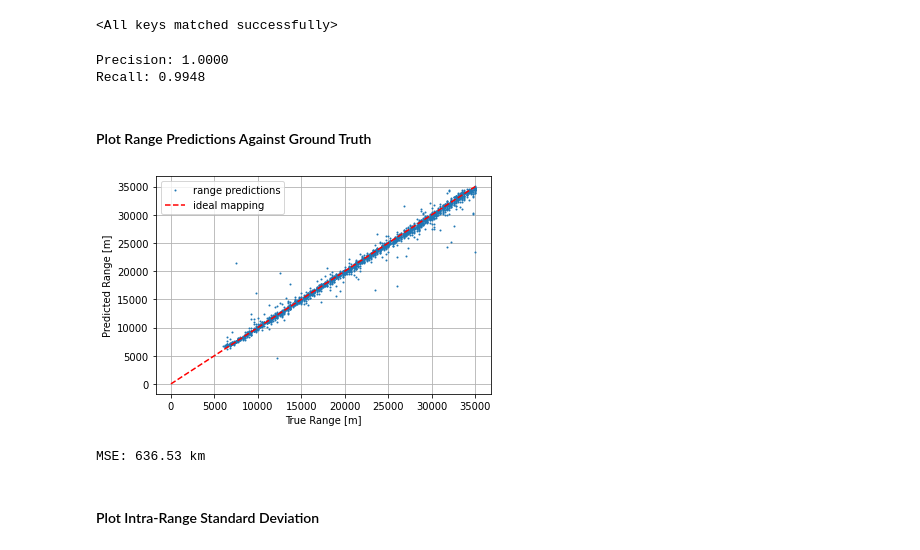
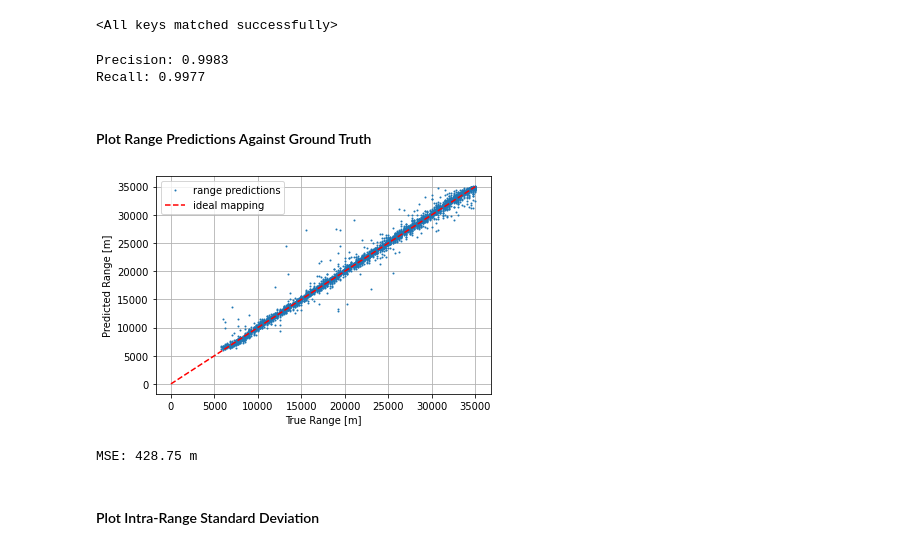
Before and after one commit to whoi-mars/detect_and_range, a Jupyter notebook: notebook.ipynb, the cells around one changed output. Drawn from its saved outputs; the diff is of its cells as text; code cells hidden in the pictures.

```diff
--- a/notebook.ipynb
+++ b/notebook.ipynb
@@ -192,7 +205,7 @@ def train(model, dataloaders, criterion, optimizer, num_epochs, max_range, save_
             epoch_acc = running_correct / len(dataloaders[phase].dataset)
 
             # Print epoch info
-            print("{} Loss: {:.4f} -- MSE: {:.4f} km -- ACC: {:.4f}".format(phase, epoch_loss, epoch_mse/1000, epoch_acc))
+            print("{} Loss: {:.4f} -- MSE: {:.4f} m -- ACC: {:.4f}".format(phase, epoch_loss, epoch_mse/1000, epoch_acc))
 
             # Deep copy model
             if phase == 'val' and epoch_mse < best_mse:
@@ -218,7 +231,9 @@ def train(model, dataloaders, criterion, optimizer, num_epochs, max_range, save_
         torch.save(model.state_dict(), os.path.join(save_dir, 'weights_last.pt'.format(epoch)))
     model.load_state_dict(best_model_wts)
 
-    return model, val_mse_history, train_mse_history
+    history = {'train_mse' : train_mse_history, 'val_mse' : val_mse_history}
+
+    return model, history
 # %% [markdown]
 Set up optimizer and loss.
 # %%
@@ -364,13 +382,13 @@ dl = get_dataloaders(data_dir=data_dir,
 # %%
 optimizer = make_optimizer(model, learning_rate)
-criterion = SelectiveMSEAndClass(alpha=10)
+criterion = SelectiveMSEAndClass(alpha=alpha)
 
-train(model=model,
-      dataloaders=dl,
-      criterion=criterion,
-      optimizer=optimizer,
-      num_epochs=epochs,
-      max_range=max_range,
-      save_dir=save_dir,
-      save_all_epochs=False);
+model, history = train(model=model,
+                       dataloaders=dl,
+                       criterion=criterion,
+                       optimizer=optimizer,
+                       num_epochs=epochs,
+                       max_range=max_range,
+                       save_dir=save_dir,
+                       save_all_epochs=False)
 # %% [output]
@@ -410,7 +428,7 @@ model.load_state_dict(torch.load(os.path.join(save_dir, 'weights_best_val_mse.pt
 # %% [output]
 <All keys matched successfully>
 # %%
-def evaluate_model(model, dataloader):
+def evaluate_model(model, dataloader, save_data=False):
 
     """
     Get predicted and ground truth values for range and class using a given model and dataloader
@@ -437,6 +455,9 @@ def evaluate_model(model, dataloader):
     class_t = []
     class_p = []
 
+    # Store data
+    X = []
+
     for inputs, r_labels, c_labels in tqdm(dataloader):
 
         inputs = inputs.to(device)
@@ -449,47 +470,49 @@ def evaluate_model(model, dataloader):
 
             ranges_p += (outputs[:, 0]*max_range).detach().tolist()
             ranges_t += (r_labels*max_range).detach().tolist()
-
             class_p += (outputs[:,1] >= 0.5).tolist()
             class_t += c_labels.tolist()
+            if save_data:
+                X += inputs.tolist()
 
     ranges_p = np.asarray(ranges_p)
     ranges_t = np.asarray(ranges_t)
     class_p = np.asarray(class_p)
     class_t = np.asarray(class_t)
+    X = np.asarray(X)
 
-    return ranges_p, ranges_t, class_p, class_t
+    return ranges_p, ranges_t, class_p, class_t, X
 
-ranges_p, ranges_t, class_p, class_t = evaluate_model(model, dl['test'])
+ranges_p, ranges_t, class_p, class_t, _ = evaluate_model(model, dl['test'], save_data=False)
 
 p = precision_score(class_t, class_p)
 r = recall_score(class_t, class_p)
 print("Precision: {:.4f} \nRecall: {:.4f}".format(p, r))
 # %% [output]
-Precision: 1.0000
-Recall: 0.9948
+Precision: 0.9983
+Recall: 0.9977
 # %% [markdown]
 #### Plot Range Predictions Against Ground Truth
 # %%
-def plot_true_pred(ranges_t, ranges_p, class_p):
+def plot_true_pred(ranges_t, ranges_p, class_t, class_p, markersize=1):
 
     ranges_t = ranges_t[np.where((class_p >= 0.5) & (class_t == 1))]
     ranges_p = ranges_p[np.where((class_p >= 0.5) & (class_t == 1))]
 
-    plt.plot(ranges_t, ranges_p, 'o', markersize=1, label="range predictions")
+    plt.plot(ranges_t, ranges_p, 'o', markersize=markersize, label="range predictions")
     plt.plot([0, max_range], [0, max_range], '--r', label="ideal mapping")
     plt.grid()
     plt.legend()
     plt.xlabel("True Range [m]")
     plt.ylabel("Predicted Range [m]")
     plt.show()
 
     print("MSE: {:.2f} m".format(((ranges_t - ranges_p) ** 2).mean() / 1000))
 
-plot_true_pred(ranges_t, ranges_p, class_p)
+plot_true_pred(ranges_t, ranges_p, class_t, class_p)
 # %% [output]
-[figure, old version]
+[figure, new version]
-MSE: 636.53 km
+MSE: 428.75 m
 # %% [markdown]
 #### Plot Intra-Range Standard Deviation
 # %%
```
Also changed, not shown: parts of 19 cells of this notebook.
